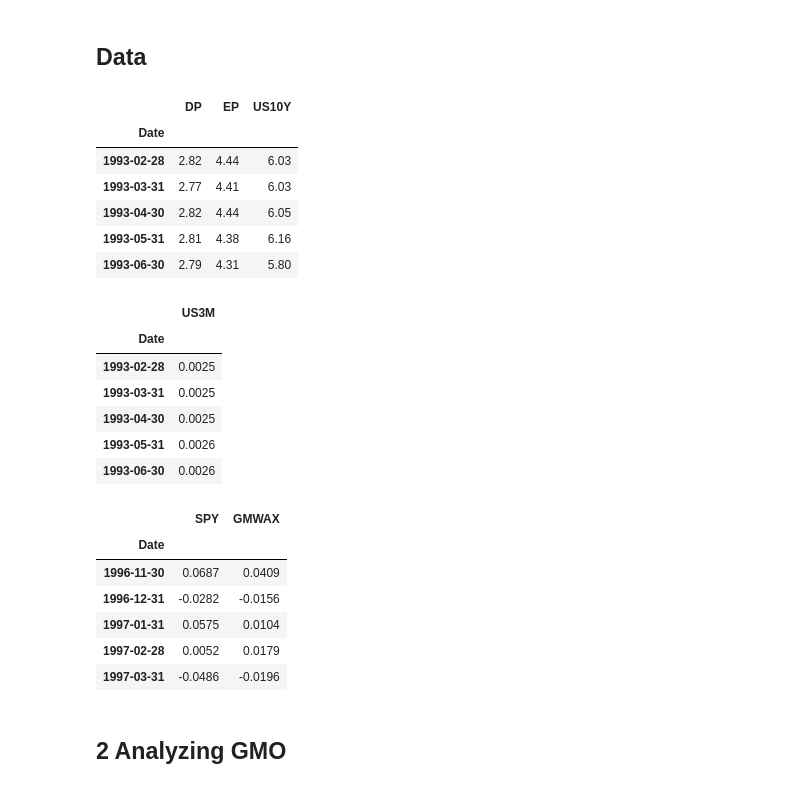
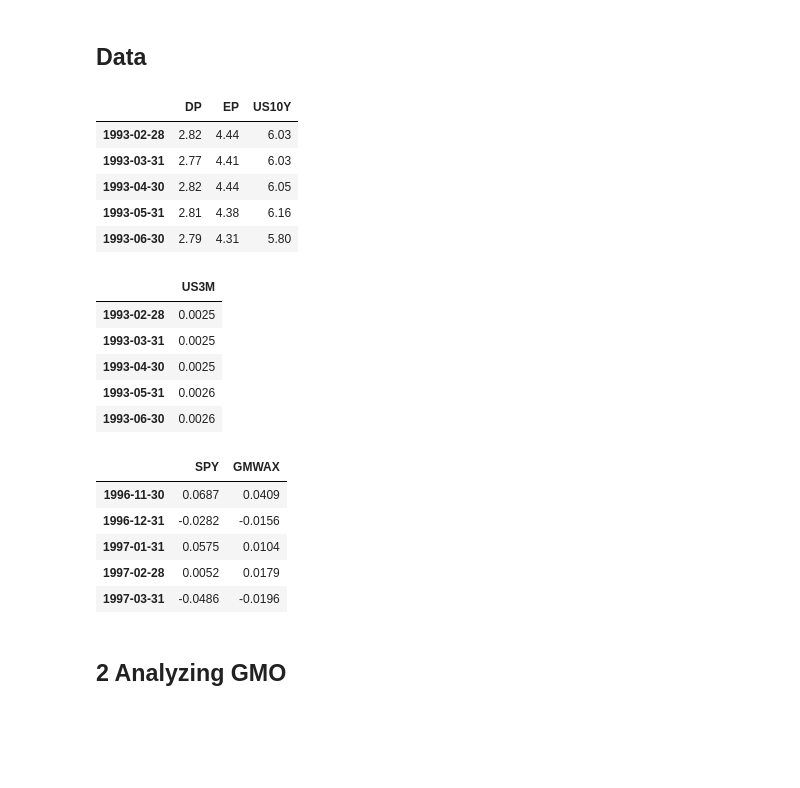
Before and after one commit to Zixin730/finm-portfolio-2022, a Jupyter notebook: homework/Solution_HW7_2021_JMD.ipynb, the cells around one changed output. Drawn from its saved outputs; the diff is of its cells as text; code cells hidden in the pictures; blank space fills up the shorter version.

```diff
--- a/homework/Solution_HW7_2021_JMD.ipynb
+++ b/homework/Solution_HW7_2021_JMD.ipynb
@@ -21,38 +21,35 @@ sns.set(rc={'figure.figsize':(15, 10)})
 # %% [markdown]
 ## Data
 # %%
-df = pd.read_excel('../data/gmo_analysis_data.xlsx', sheet_name=1).set_index('Date').dropna()
-
+df = pd.read_excel('../data/gmo_analysis_data.xlsx', sheet_name=1, index_col=0).dropna()
 df.head()
 # %% [output]
 |  | DP | EP | US10Y |
-| Date |  |  |  |
 | 1993-02-28 | 2.82 | 4.44 | 6.03 |
 | 1993-03-31 | 2.77 | 4.41 | 6.03 |
 | 1993-04-30 | 2.82 | 4.44 | 6.05 |
 | 1993-05-31 | 2.81 | 4.38 | 6.16 |
 | 1993-06-30 | 2.79 | 4.31 | 5.80 |
 # %%
-rf = pd.read_excel('../data/gmo_analysis_data.xlsx', sheet_name=3).set_index('Date')
-
+rf = pd.read_excel('../data/gmo_analysis_data.xlsx',
+                   sheet_name=3, index_col=0)
 rf.head()
 # %% [output]
 |  | US3M |
-| Date |  |
 | 1993-02-28 | 0.0025 |
 | 1993-03-31 | 0.0025 |
 | 1993-04-30 | 0.0025 |
 | 1993-05-31 | 0.0026 |
 | 1993-06-30 | 0.0026 |
 # %%
-GMO = pd.read_excel('../data/gmo_analysis_data.xlsx', sheet_name=2).set_index('Date')
+GMO = pd.read_excel('../data/gmo_analysis_data.xlsx',
+                    sheet_name=2, index_col=0)
 
 GMO_ex = GMO.dropna().subtract(rf['US3M'], axis=0).dropna()
 
 GMO_ex.head()
 # %% [output]
 |  | SPY | GMWAX |
-| Date |  |  |
 | 1996-11-30 | 0.0687 | 0.0409 |
 | 1996-12-31 | -0.0282 | -0.0156 |
 | 1997-01-31 | 0.0575 | 0.0104 |
```
Also changed, not shown: parts of 29 cells of this notebook.
